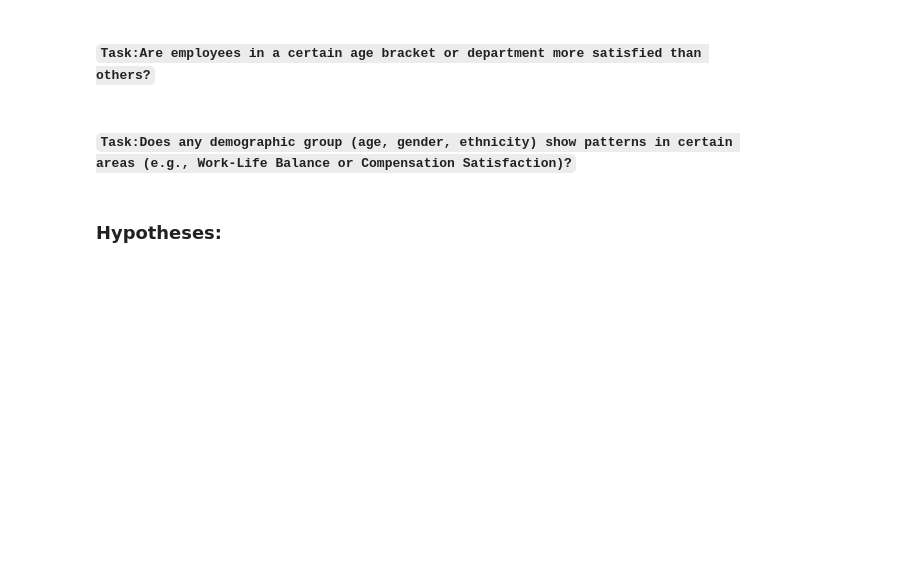
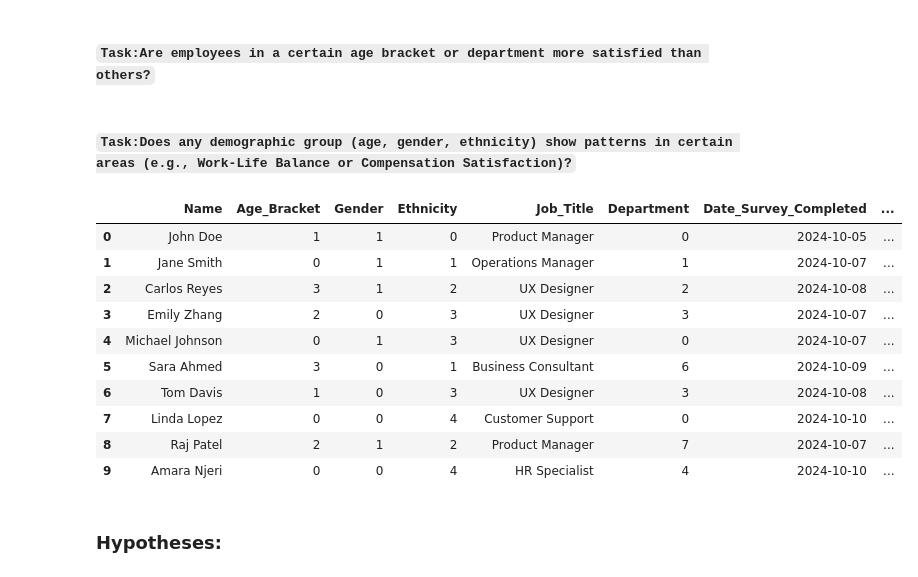
Before and after one commit to akriti-thakur/jupyter-notebook, a Jupyter notebook: Analysing Employee Experience.ipynb, the cells around one changed output. Drawn from its saved outputs; the diff is of its cells as text; code cells hidden in the pictures; blank space fills up the shorter version.

```diff
--- a/Analysing Employee Experience.ipynb
+++ b/Analysing Employee Experience.ipynb
@@ -282,0 +275,14 @@ fig.show()
+# %%
+df.head(10)
+# %% [output]
+|  | Name | Age_Bracket | Gender | Ethnicity | Job_Title | Department | Date_Survey_Completed | ... |
+| 0 | John Doe | 1 | 1 | 0 | Product Manager | 0 | 2024-10-05 | ... |
+| 1 | Jane Smith | 0 | 1 | 1 | Operations Manager | 1 | 2024-10-07 | ... |
+| 2 | Carlos Reyes | 3 | 1 | 2 | UX Designer | 2 | 2024-10-08 | ... |
+| 3 | Emily Zhang | 2 | 0 | 3 | UX Designer | 3 | 2024-10-07 | ... |
+| 4 | Michael Johnson | 0 | 1 | 3 | UX Designer | 0 | 2024-10-07 | ... |
+| 5 | Sara Ahmed | 3 | 0 | 1 | Business Consultant | 6 | 2024-10-09 | ... |
+| 6 | Tom Davis | 1 | 0 | 3 | UX Designer | 3 | 2024-10-08 | ... |
+| 7 | Linda Lopez | 0 | 0 | 4 | Customer Support | 0 | 2024-10-10 | ... |
+| 8 | Raj Patel | 2 | 1 | 2 | Product Manager | 7 | 2024-10-07 | ... |
+| 9 | Amara Njeri | 0 | 0 | 4 | HR Specialist | 4 | 2024-10-10 | ... |
```
Also changed, not shown: parts of 5 cells of this notebook.
